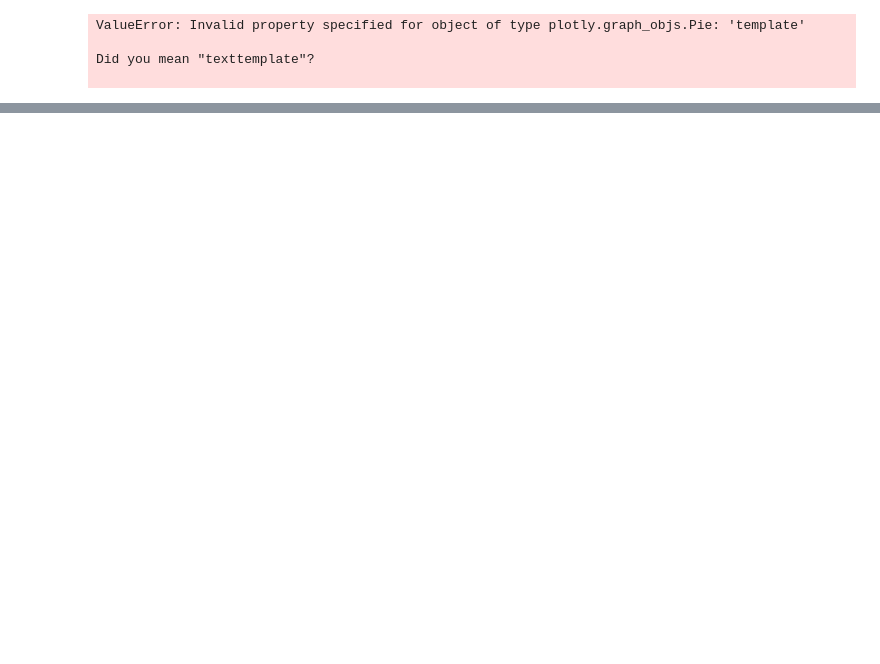
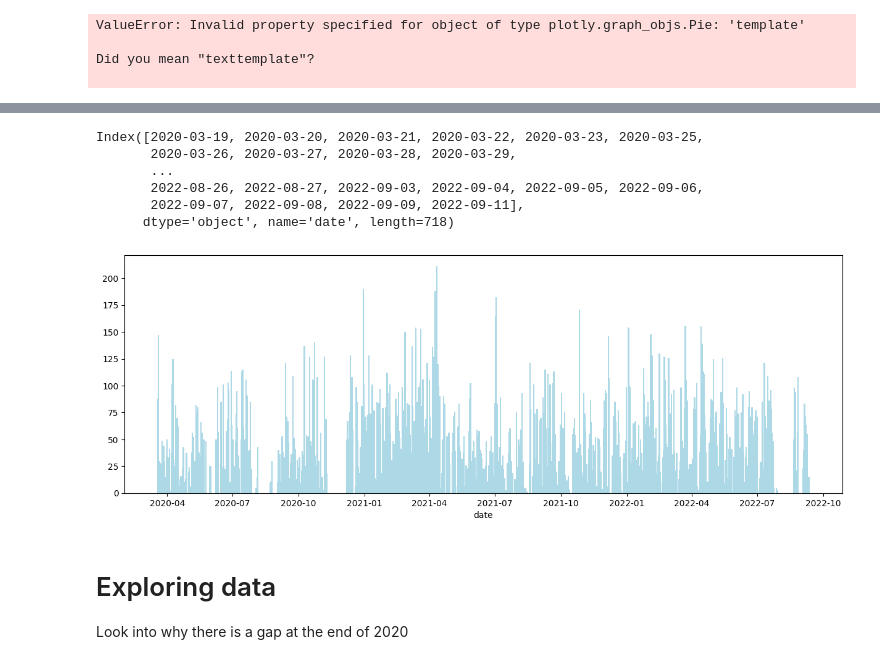
Before and after one commit to pmhalvor/website, a Jupyter notebook: radio/plot-times-mac.ipynb, the cells around one changed output, grey strips where cells are left out. Cells and saved outputs as stored; diff of their text form; code cells hidden in the pictures; blank space fills up the shorter version.

Commit message:
some playing around in the plays per days data

```diff
--- a/radio/plot-times-mac.ipynb
+++ b/radio/plot-times-mac.ipynb
@@ -321,0 +296,2 @@ df.groupby(["date", "hour"]).head()
+# %%
+plays_by_days = df[["artist", "name", "date", "hour", "id"]]
@@ -321,0 +336,28 @@ df.groupby(["date", "hour"]).head()
+# %%
+days_df = plays_by_days.value_counts("date").sort_index()
+# %%
+days_df.index
+# %% [output]
+Index([2020-03-19, 2020-03-20, 2020-03-21, 2020-03-22, 2020-03-23, 2020-03-25,
+       2020-03-26, 2020-03-27, 2020-03-28, 2020-03-29,
+       ...
+       2022-08-26, 2022-08-27, 2022-09-03, 2022-09-04, 2022-09-05, 2022-09-06,
+       2022-09-07, 2022-09-08, 2022-09-09, 2022-09-11],
+      dtype='object', name='date', length=718)
+# %%
+import matplotlib.pyplot as plt
+
+fig, ax = plt.subplots()
+
+days_plot = days_df.plot(ax=ax, x_compat=True,figsize=(15,5), alpha=0)
+
+days_plot.bar(
+    days_df.index,
+    days_df.values,
+    width=2,
+    color="lightblue"
+)
+
+plt.show()
+# %% [output]
+[figure, added]
@@ -321,0 +408,3 @@ df.groupby(["date", "hour"]).head()
+# %% [markdown]
+# Exploring data
+Look into why there is a gap at the end of 2020
```
Also changed, not shown: parts of 34 cells of this notebook.
